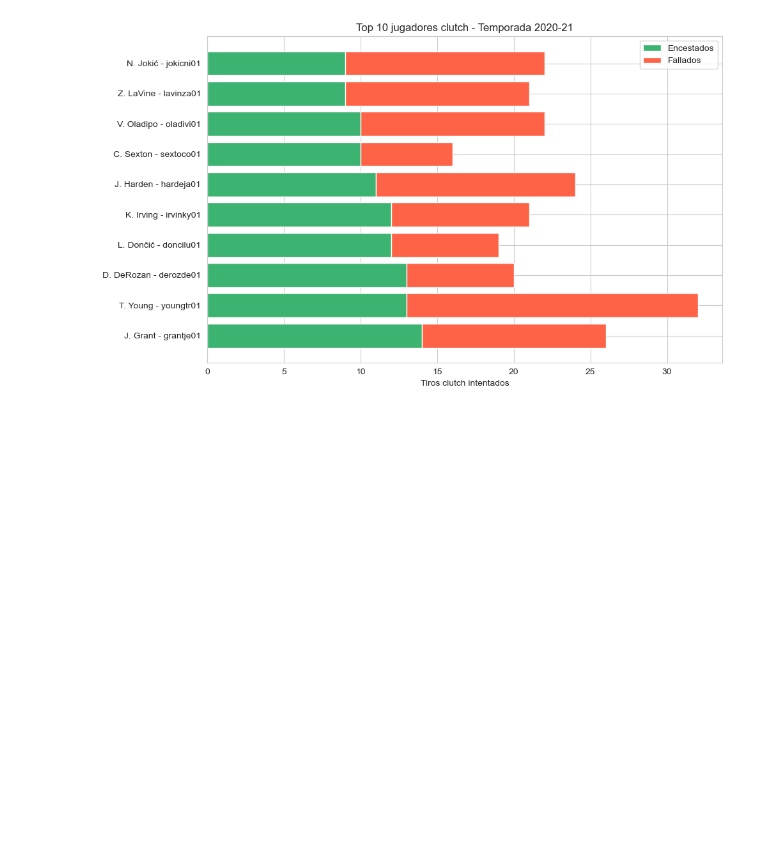
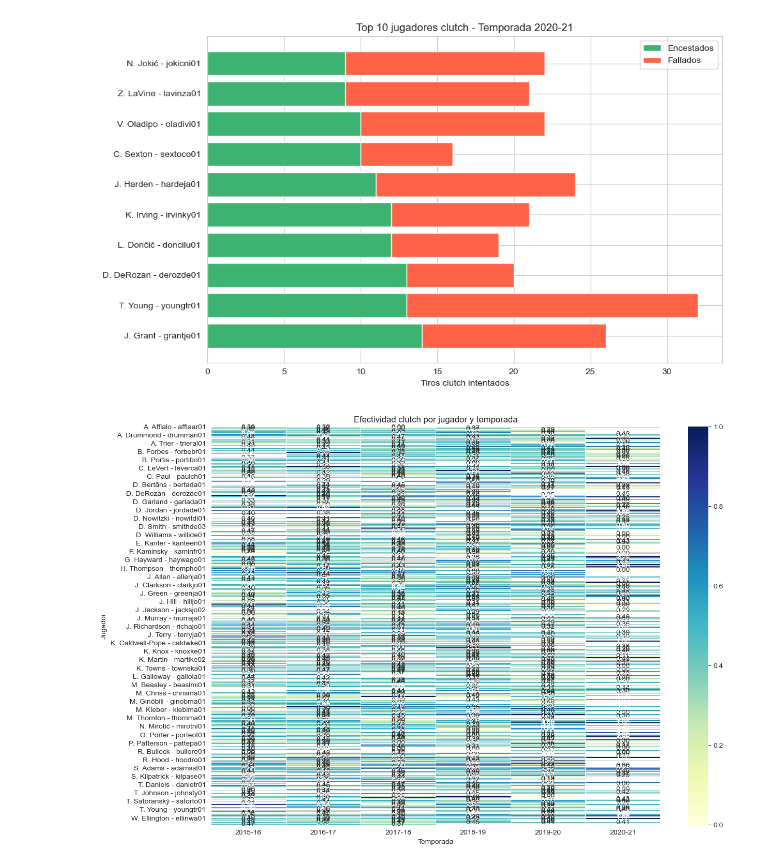
Before and after one commit to jorge-ivan-jimenez-reyes/DataScienceB, a Jupyter notebook: TercerExamen/Presentation.ipynb, the cells around one changed output. Drawn from its saved outputs; the diff is of its cells as text; code cells hidden in the pictures; blank space fills up the shorter version.

```diff
--- a/TercerExamen/Presentation.ipynb
+++ b/TercerExamen/Presentation.ipynb
@@ -262,3 +262,28 @@ plt.tight_layout()
 plt.show()
 # %% [output]
 [figure]
+# %%
+df_all = []
+for temporada, df in jugadas_clutch.items():
+    stats = calcular_estadisticas_clutch(df)
+    stats["Temporada"] = temporada
+    df_all.append(stats.reset_index())
+
+df_clutch_total = pd.concat(df_all)
+
+# Pivot para heatmap
+pivot = df_clutch_total.pivot_table(index="Shooter", columns="Temporada", values="Efectividad")
+
+# Filtrar jugadores con al menos 20 intentos en alguna temporada
+totales = df_clutch_total.groupby("Shooter")["Total"].max()
+pivot = pivot.loc[totales[totales >= 20].index]
+
+import seaborn as sns
+plt.figure(figsize=(14, 10))
+sns.heatmap(pivot, cmap="YlGnBu", annot=True, fmt=".2f", linewidths=0.5)
+plt.title("Efectividad clutch por jugador y temporada")
+plt.xlabel("Temporada")
+plt.ylabel("Jugador")
+plt.show()
+# %% [output]
+[figure, added]
```
